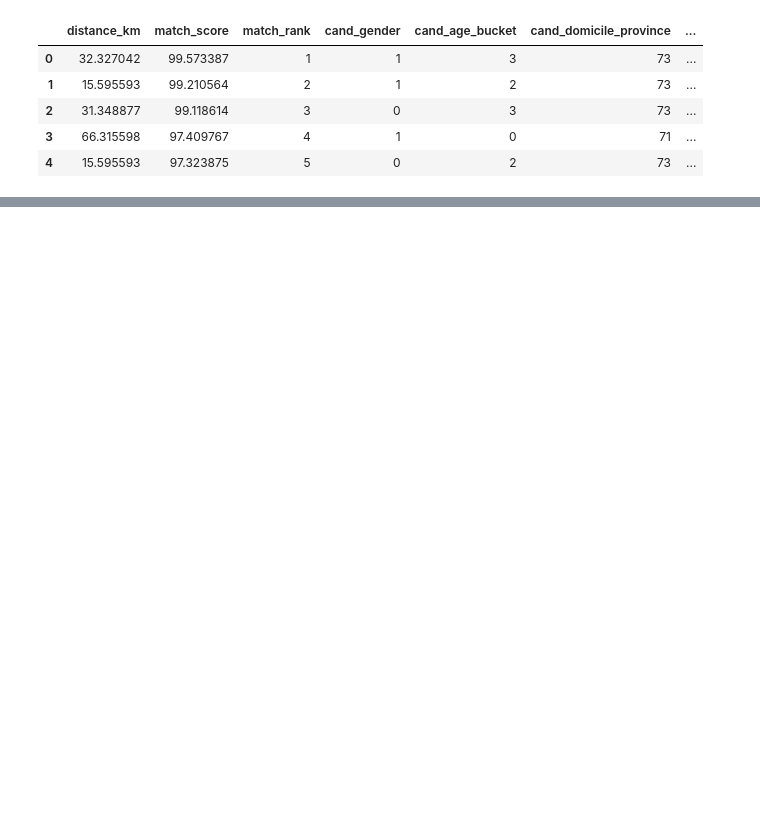
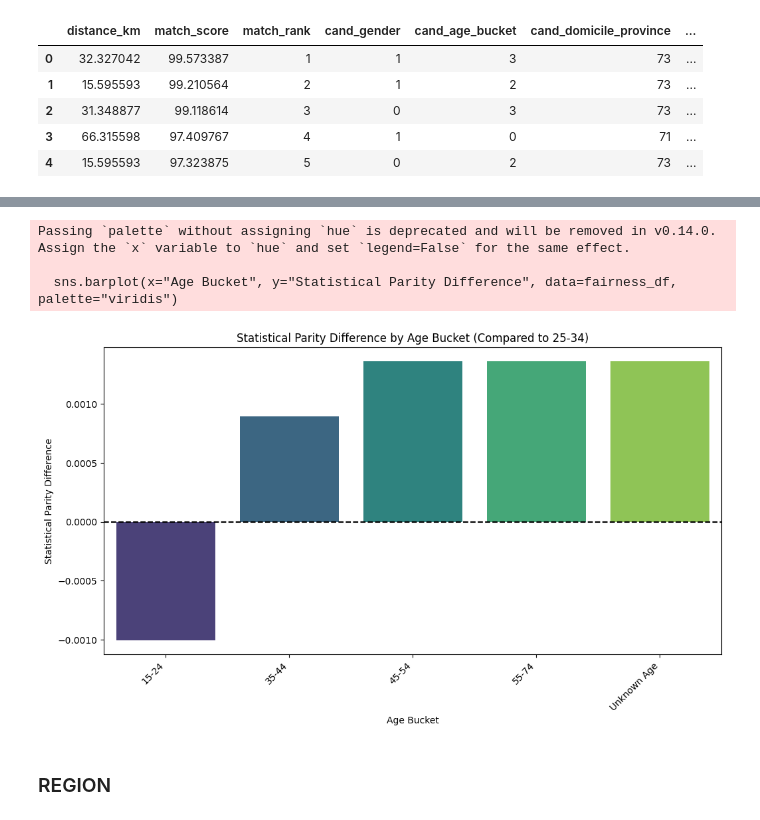
Before and after one commit to adiiulio/AiInIndustry_2025, a Jupyter notebook: fariness.ipynb, the cells around one changed output, grey strips where cells are left out. Cells and saved outputs as stored; diff of their text form; code cells hidden in the pictures; blank space fills up the shorter version.

```diff
--- a/fariness.ipynb
+++ b/fariness.ipynb
@@ -896,5 +900,7 @@ categorical_cols = [
 for c in categorical_cols:
     dm_df_encoded[c] = label_encoder.fit_transform(dm_df_encoded[c])
 # %%
-dm_df_encoded.drop('cand_id', inplace=True, axis=1)
-dm_df_encoded.drop('job_id', inplace=True, axis=1)
+dm_df_correlation = dm_df_encoded.copy()
+dm_df_correlation = dm_df_encoded.drop('cand_id', inplace=True, axis=1)
+dm_df_correlation = dm_df_encoded.drop('job_id', inplace=True, axis=1)
+dm_df_correlation = dm_df_encoded.drop('job_type', inplace=True, axis=1)
@@ -928,0 +1012,12 @@ train a classifier to detect bias according to match_rank according to sex and r
+# %%
+# Define privileged age group (25-34)
+privileged_age = [1]
+
+# Convert dataframe into AIF360 dataset
+aif_dataset = StandardDataset(
+    df,
+    label_name="favorable_outcome",
+    favorable_classes=[1],
+    protected_attribute_names=["cand_age_bucket"],
+    privileged_classes=[privileged_age]
+)
@@ -928,0 +1096,18 @@ train a classifier to detect bias according to match_rank according to sex and r
+# %%
+fairness_df = fairness_df.sort_values(by="Statistical Parity Difference")
+
+plt.figure(figsize=(12, 6))
+sns.barplot(x="Age Bucket", y="Statistical Parity Difference", data=fairness_df, palette="viridis")
+plt.axhline(y=0, color="black", linestyle="--")
+plt.xlabel("Age Bucket")
+plt.ylabel("Statistical Parity Difference")
+plt.title("Statistical Parity Difference by Age Bucket (Compared to 25-34)")
+plt.xticks(rotation=45, ha="right")
+plt.show()
+# %% [output]
+Passing `palette` without assigning `hue` is deprecated and will be removed in v0.14.0. Assign the `x` variable to `hue` and set `legend=False` for the same effect.
+
+  sns.barplot(x="Age Bucket", y="Statistical Parity Difference", data=fairness_df, palette="viridis")
+[figure, added]
+# %% [markdown]
+### REGION
```
Also changed, not shown: parts of 26 cells of this notebook.
